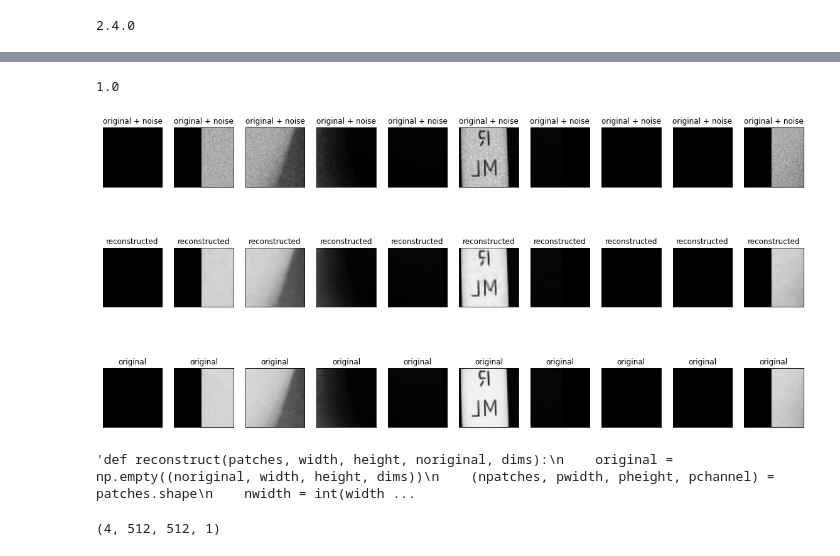
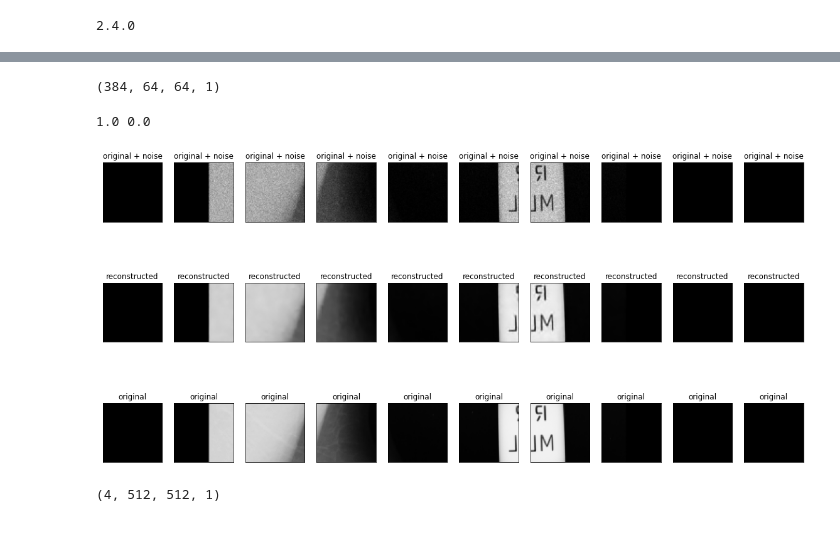
Before and after one commit to notchla/dnresnet, a Jupyter notebook: dnresnet.ipynb, the cells around one changed output, grey strips where cells are left out. Cells and saved outputs as stored; diff of their text form; code cells hidden in the pictures.

```diff
--- a/dnresnet.ipynb
+++ b/dnresnet.ipynb
@@ -92,4 +95,4 @@ y_train_sobel_patches = np.reshape(y_train_sobel_patches, [nsamples_train, PATCH
 # %%
-axis_0, axis_1, axis_2, channel = x_val.shape
-print(axis_0, axis_1, axis_2, channel)
+axis_0, axis_1, axis_2, _ = x_val_patches.shape
+print(axis_0, axis_1, axis_2)
 # %% [output]
@@ -97,10 +100,10 @@ print(axis_0, axis_1, axis_2, channel)
 # %%
 IMAGES_VAL = axis_0
 # %%
-nsamples_train = int(axis_0*(axis_1/PATCHING_SIZE)*(axis_2/PATCHING_SIZE))
-x_val_patches = np.reshape(x_val_patches, [nsamples_train, PATCHING_SIZE, PATCHING_SIZE, channel])
-y_val_patches = np.reshape(y_val_patches, [nsamples_train, PATCHING_SIZE, PATCHING_SIZE, channel])
-y_val_sobel_patches = np.reshape(y_val_sobel_patches, [nsamples_train, PATCHING_SIZE, PATCHING_SIZE, channel])
+nsamples_train = axis_0*axis_1*axis_2;
+x_val_patches = np.reshape(x_val_patches, [nsamples_train, PATCHING_SIZE, PATCHING_SIZE, 1])
+y_val_patches = np.reshape(y_val_patches, [nsamples_train, PATCHING_SIZE, PATCHING_SIZE, 1])
+y_val_sobel_patches = np.reshape(y_val_sobel_patches, [nsamples_train, PATCHING_SIZE, PATCHING_SIZE, 1])
 # %%
 del y_train
 del x_train
@@ -277,60 +280,47 @@ residual_unit (ResidualUnit)    (None, 64, 64, 32)   18496       conv2[3][0]
 {'resconv': ListWrapper([<tensorflow.python.keras.layers.convolutional.Conv2D object at 0x...>, <function relu at 0x...>, <tensorflow.python.keras.layers.convolutional.Conv2D object at 0x...>])}
 {'resconv': ListWrapper([<tensorflow.python.keras.layers.convolutional.Conv2D object at 0x...>, <function relu at 0x...>, <tensorflow.python.keras.layers.convolutional.Conv2D object at 0x...>])}
 # %%
-decoded = mymodel((x_val_patches[:256], y_val_sobel_patches[:256]))
+decoded = mymodel((x_val_patches[:384], y_val_sobel_patches[:384]))
+# %%
+print(decoded[0].shape)
+# %% [output]
+(384, 64, 64, 1)
 # %%
 decoded = [x / np.max(x) for x in decoded]
+decoded = np.clip(decoded[0], a_min=0, a_max=1)
 # %%
-print(np.max(decoded[0]))
+print(np.max(decoded), np.min(decoded))
 # %% [output]
-1.0
+1.0 0.0
 # %%
 n = 10
 plt.figure(figsize=(20, 10))
 for i in range(n):
 
     # display original + noise
     ax = plt.subplot(3, n, i + 1)
     plt.title("original + noise")
     plt.imshow(x_val_patches[i], cmap="gray", vmin=0, vmax=1)
     plt.gray()
     ax.get_xaxis().set_visible(False)
     ax.get_yaxis().set_visible(False)
 
     # display reconstruction
     bx = plt.subplot(3, n, i + n + 1)
     plt.title("reconstructed")
-    plt.imshow(decoded[0][i], cmap="gray", vmin=0, vmax=1)
+    plt.imshow(decoded[i], cmap="gray", vmin=0, vmax=1)
     plt.gray()
     bx.get_xaxis().set_visible(False)
     bx.get_yaxis().set_visible(False)
 
     #display original
     bx = plt.subplot(3, n, i + 2*n + 1)
     plt.title("original")
     plt.imshow(y_val_patches[i], cmap="gray", vmin=0, vmax=1)
     plt.gray()
     bx.get_xaxis().set_visible(False)
     bx.get_yaxis().set_visible(False)
 
 plt.show()
 # %% [output]
-[figure, old version]
+[figure, new version]
-# %%
-'''def reconstruct(patches, width, height, noriginal, dims):
-    original = np.empty((noriginal, width, height, dims))
-    (npatches, pwidth, pheight, pchannel) = patches.shape
-    nwidth = int(width / pwidth)
-    nheight = int(height / pheight)
-    print(nwidth, nheight)
-    for i in range(noriginal):
-        for j in range(nheight):
-            insert = patches[j*nwidth:(j+1)*nwidth]
-            print(insert.shape)
-            insert = np.reshape(insert, (width, pheight, dims))
-            print(insert.shape)
-            original[i, :, j*pheight:(j+1)*pheight] = insert
-
-    return original'''
-# %% [output]
-'def reconstruct(patches, width, height, noriginal, dims):\n    original = np.empty((noriginal, width, height, dims))\n    (npatches, pwidth, pheight, pchannel) = patches.shape\n    nwidth = int(width ...
```
Also changed, not shown: parts of 16 cells of this notebook.
